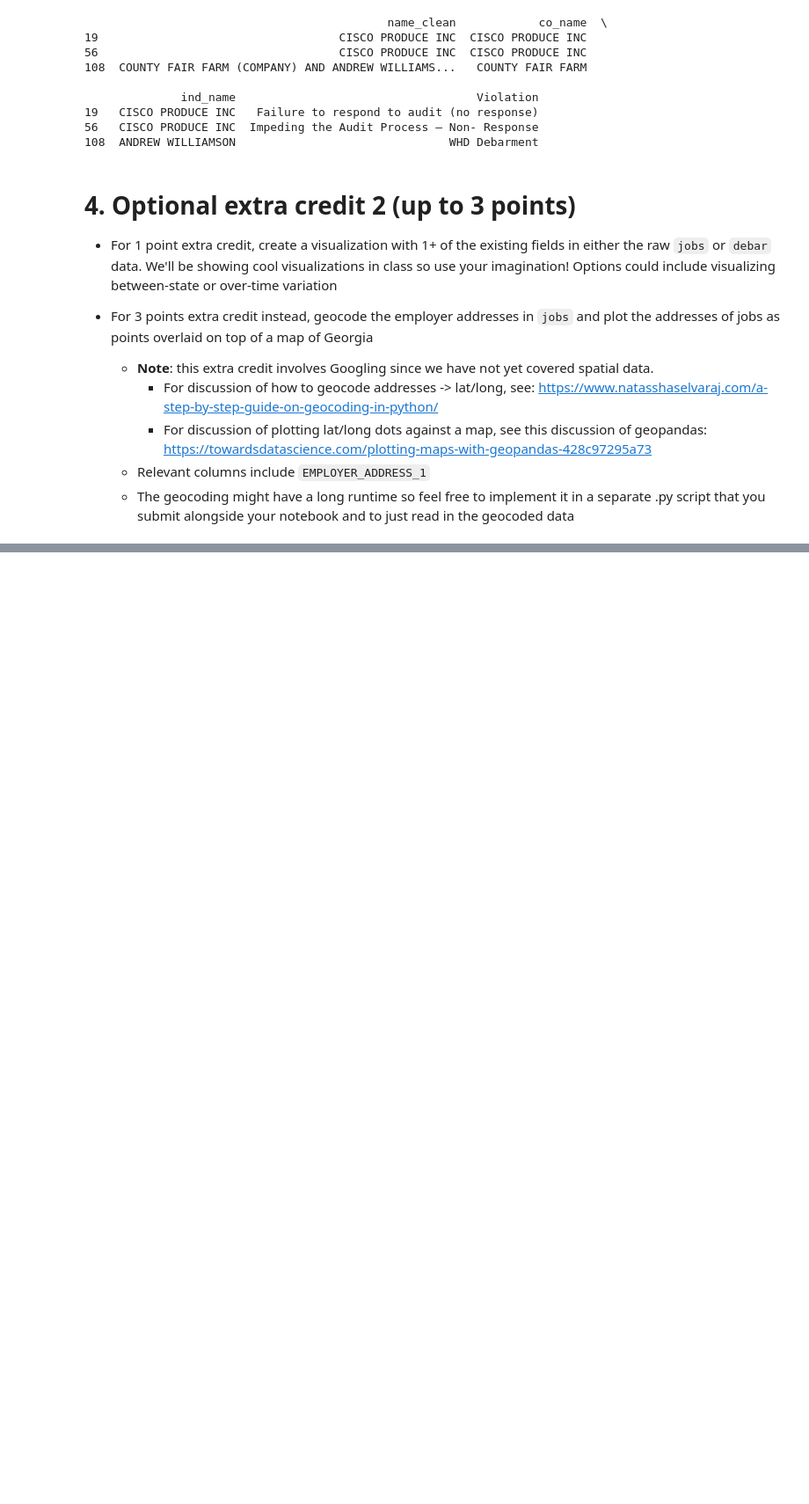
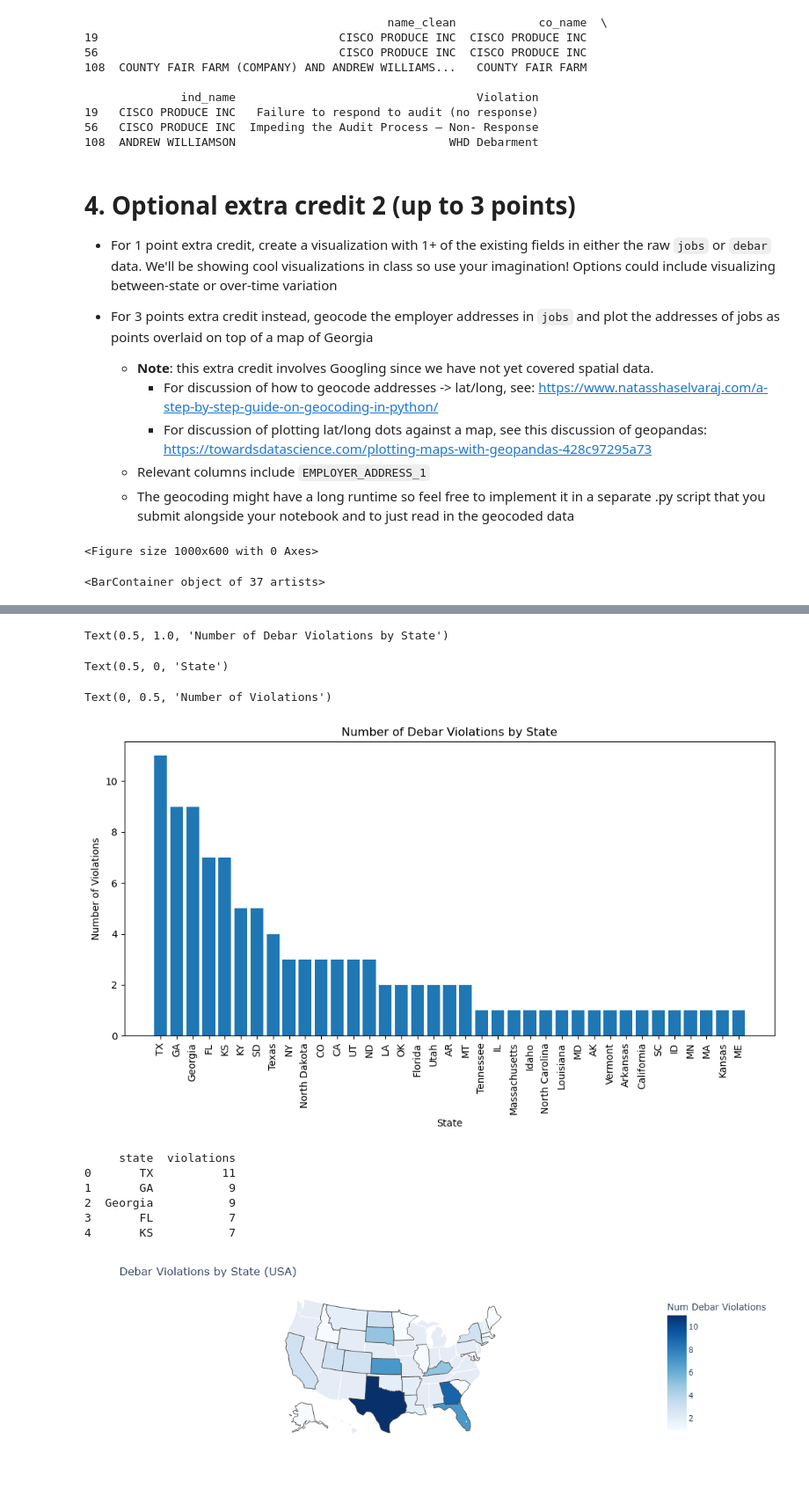
Before and after one commit to tommy-robinson/QSS20_S25, a Jupyter notebook: my_work/PSet 2/pset2.ipynb, the cells around one changed output, grey strips where cells are left out. Shown at 88% size. Saved outputs shown, nothing was run; the diff lists cells and outputs as text; code cells hidden in the pictures; blank space fills up the shorter version.

Commit message:
updated extra credit

```diff
--- a/my_work/PSet 2/pset2.ipynb
+++ b/my_work/PSet 2/pset2.ipynb
@@ -580,0 +579,37 @@ print(filtered_rows[["name_clean", "co_name", "ind_name", "Violation"]])
+# %%
+## your code here
+import matplotlib.pyplot as plt
+
+# Extract state from the "City, State" column
+debar_clean['State'] = debar_clean['City, State'].str.split(',').str[1].str.strip()
+
+# Count how many violations occurred in each state
+state_counts = debar_clean['State'].value_counts()
+
+# Plot
+plt.figure(figsize=(10, 6))
+plt.bar(state_counts.index, state_counts.values)
+plt.xticks(rotation=90)
+plt.title('Number of Debar Violations by State')
+plt.xlabel('State')
+plt.ylabel('Number of Violations')
+plt.tight_layout()
+plt.show()
+
+# import plotly to help with geographic expression
+import plotly.express as px
+
+# Derive the USPS state code:
+debar_clean['State'] = (debar_clean['City, State'].str.split(',').str[1].str.strip()) # take what is before comma and strip spaces
+
+# state_counts has "state" and "violations"
+state_counts = (debar_clean['State'].value_counts().rename_axis('state').reset_index(name='violations'))
+
+print(state_counts.head())
+
+# call Plotly
+fig = px.choropleth(state_counts, locations='state', locationmode="USA-states", color='violations', scope="usa", color_continuous_scale="Blues", labels={'violations': 'Num Debar Violations'})
+fig.update_layout(title_text="Debar Violations by State (USA)")
+# %% [output]
+<Figure size 1000x600 with 0 Axes>
+<BarContainer object of 37 artists>
@@ -580,0 +633,11 @@ print(filtered_rows[["name_clean", "co_name", "ind_name", "Violation"]])
+Text(0.5, 1.0, 'Number of Debar Violations by State')
+Text(0.5, 0, 'State')
+Text(0, 0.5, 'Number of Violations')
+[figure, added]
+     state  violations
+0       TX          11
+1       GA           9
+2  Georgia           9
+3       FL           7
+4       KS           7
+[figure, added]
```
Also changed, not shown: parts of 3 cells of this notebook.
